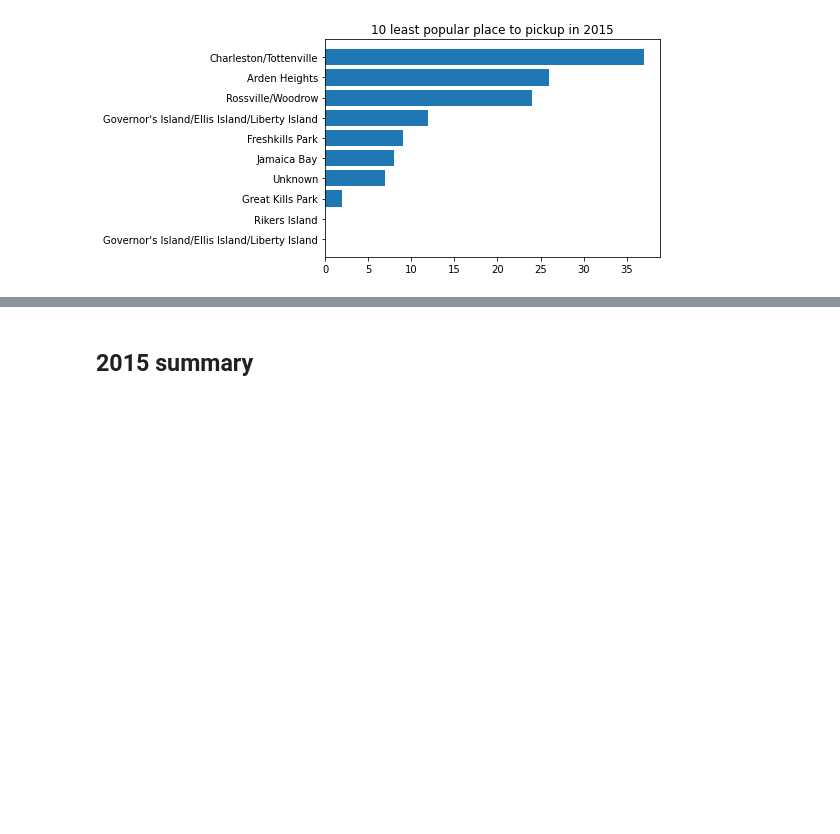
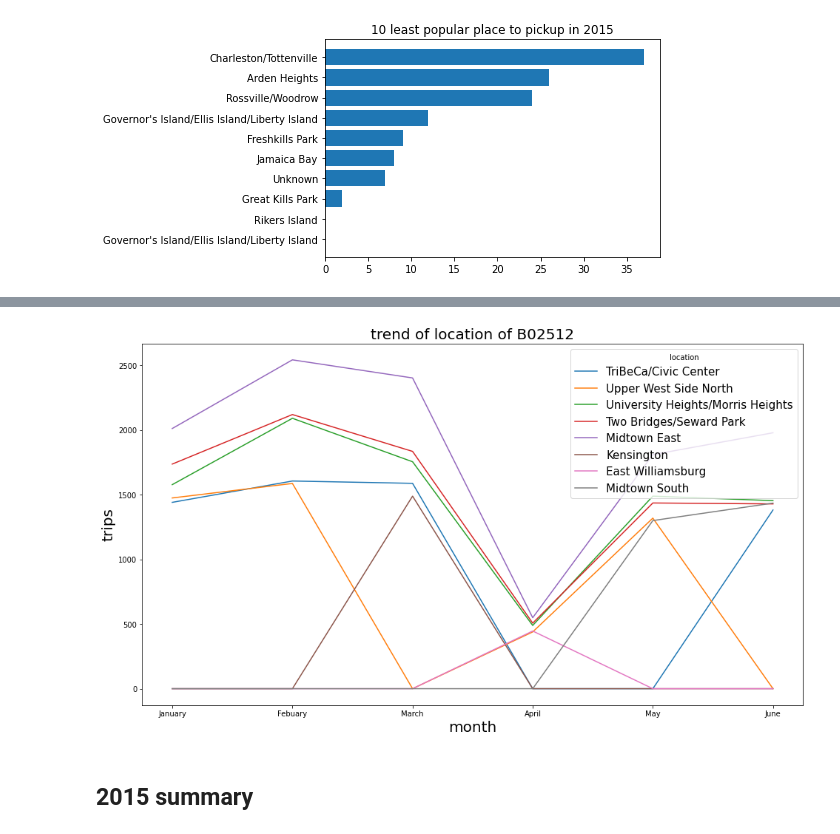
Before and after one commit to bring-nirachornkul/Big-Data-group-project, a Jupyter notebook: uber_preprocessing.ipynb, the cells around one changed output, grey strips where cells are left out. Drawn from its saved outputs; the diff is of its cells as text; code cells hidden in the pictures; blank space fills up the shorter version.

```diff
--- a/uber_preprocessing.ipynb
+++ b/uber_preprocessing.ipynb
@@ -463,3 +551,21 @@ plt.show()
+# %%
+n = 0
+k = 5
+max_loc_by_m, max_trip_by_m, loc_trip_dict = get_tlc_rides(k, n)
+
+##trend for each TLC
+plt.figure(figsize=(16, 9))
+for i in loc_trip_dict:
+  y = loc_trip_dict[i]
+  plt.plot(m_2015, y, label=zone_dict[i])
+
+plt.title("trend of location of "+tlc_code_2015[n], fontsize=20)
+plt.xlabel("month", fontsize=20)
+plt.ylabel("trips", fontsize=20)
+plt.legend(title='location', fontsize=15)
+plt.show()
+# %% [output]
+[figure, added]
 # %% [markdown]
 ## 2015 summary
 # %%
```
Also changed, not shown: parts of 8 cells of this notebook.
